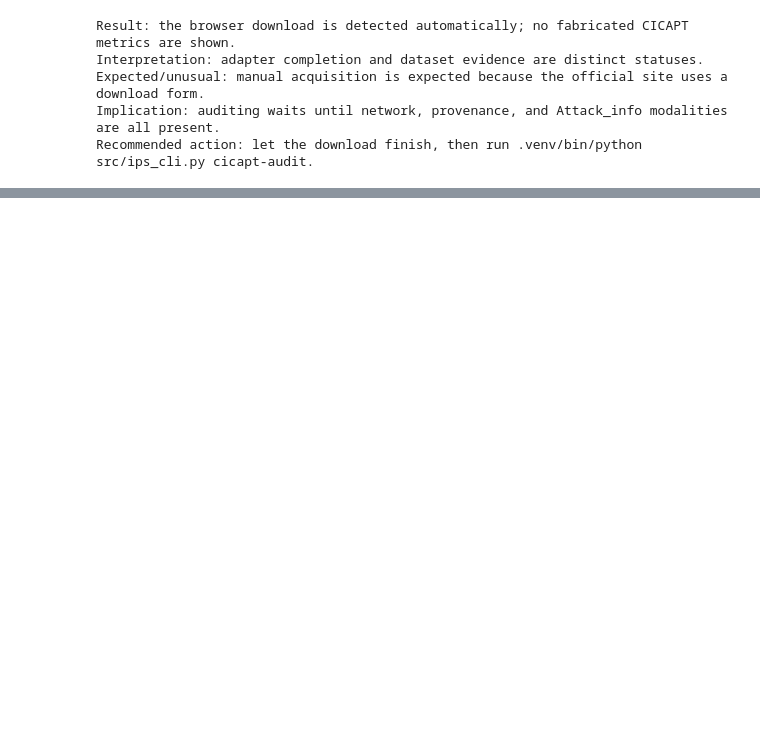
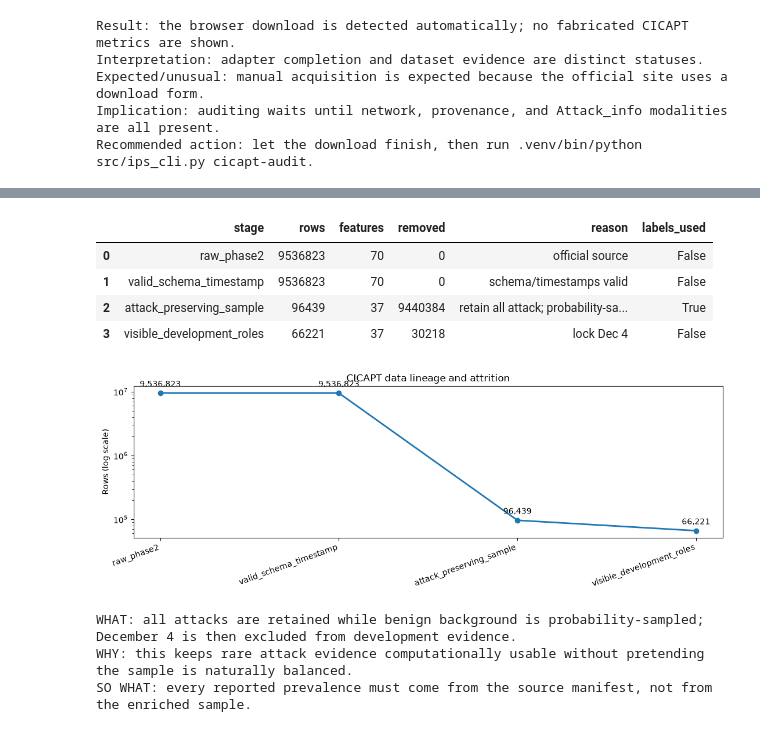
Before and after one commit to gegestalt/kodeRvR, a Jupyter notebook: notebooks/06_adaptive_ips_full_project_lab.ipynb, the cells around one changed output, grey strips where cells are left out. Cells and saved outputs as stored; diff of their text form; code cells hidden in the pictures; blank space fills up the shorter version.

Commit message:
feat: add CICAPT data intelligence layer

```diff
--- a/notebooks/06_adaptive_ips_full_project_lab.ipynb
+++ b/notebooks/06_adaptive_ips_full_project_lab.ipynb
@@ -2524,0 +2224,25 @@ Recommended action: implement graph-neighborhood features and unknown-tactic abs
+# %%
+from IPython.display import Markdown, display
+from scipy.cluster.hierarchy import linkage, leaves_list
+from scipy.spatial.distance import squareform
+
+CICAPT_OUT = OUTPUT / 'cicapt_iiot2024'
+DI = CICAPT_OUT / 'data_intelligence'
+card = json.loads((DI / 'dataset_card.json').read_text())
+health_status = json.loads((DI / 'data_health_status.json').read_text())
+
+overview = pd.DataFrame({
+    'measure': ['Phase 1 network rows', 'Phase 2 network rows', 'Phase 2 benign rows', 'Phase 2 attack rows',
+                'Attack prevalence', 'Benign : attack', 'Campaign days', 'Campaign steps', 'Tactics',
+                'Network-labelled techniques', 'Campaign technique names', 'Provenance rows', 'Process nodes',
+                'Artifact nodes', 'Edges', 'Dangling edges'],
+    'value': [card['phase1_network_rows'], card['phase2_network_rows'], card['phase2_benign_rows'], card['phase2_attack_rows'],
+              f"{100*card['attack_prevalence']:.5f}%", f"{card['benign_to_attack_ratio']:.0f}:1", card['campaign_days'],
+              card['campaign_steps'], card['tactics'], card['network_label_techniques'], card['campaign_technique_names'],
+              card['rows'], card['process_nodes'], card['artifact_nodes'], card['edges'], card['dangling_edges']]
+})
+display(overview)
+display(pd.DataFrame({'check': health_status.keys(), 'state': health_status.values()}))
+print('WHAT: source files, schema, timestamps and graph references pass; imbalance, stationarity and closed-set coverage fail.')
+print('WHY: Phase 2 has only 1,004 attacks among 9.54M flows and later tactics are absent from training.')
+print('SO WHAT: detector and belief metrics need temporal/OOD interpretation; policy training remains BLOCKED.')
@@ -2524,0 +2286,22 @@ Recommended action: implement graph-neighborhood features and unknown-tactic abs
+# %%
+lineage = pd.read_csv(DI / 'data_lineage.csv')
+display(lineage)
+fig, ax = plt.subplots(figsize=(11, 4))
+ax.plot(range(len(lineage)), lineage.rows, marker='o', linewidth=2)
+ax.set_yscale('log'); ax.set_xticks(range(len(lineage)), lineage.stage, rotation=20, ha='right')
+ax.set_ylabel('Rows (log scale)'); ax.set_title('CICAPT data lineage and attrition')
+for i, row in lineage.iterrows(): ax.annotate(f"{int(row.rows):,}", (i, row.rows), xytext=(0, 8), textcoords='offset points', ha='center')
+plt.tight_layout(); plt.show()
+print('WHAT: all attacks are retained while benign background is probability-sampled; December 4 is then excluded from development evidence.')
+print('WHY: this keeps rare attack evidence computationally usable without pretending the sample is naturally balanced.')
+print('SO WHAT: every reported prevalence must come from the source manifest, not from the enriched sample.')
+# %% [output]
+|  | stage | rows | features | removed | reason | labels_used |
+| 0 | raw_phase2 | 9536823 | 70 | 0 | official source | False |
+| 1 | valid_schema_timestamp | 9536823 | 70 | 0 | schema/timestamps valid | False |
+| 2 | attack_preserving_sample | 96439 | 37 | 9440384 | retain all attack; probability-sa... | True |
+| 3 | visible_development_roles | 66221 | 37 | 30218 | lock Dec 4 | False |
+[figure, added]
+WHAT: all attacks are retained while benign background is probability-sampled; December 4 is then excluded from development evidence.
+WHY: this keeps rare attack evidence computationally usable without pretending the sample is naturally balanced.
+SO WHAT: every reported prevalence must come from the source manifest, not from the enriched sample.
```
Also changed, not shown: parts of 70 cells of this notebook, 50 other files.
